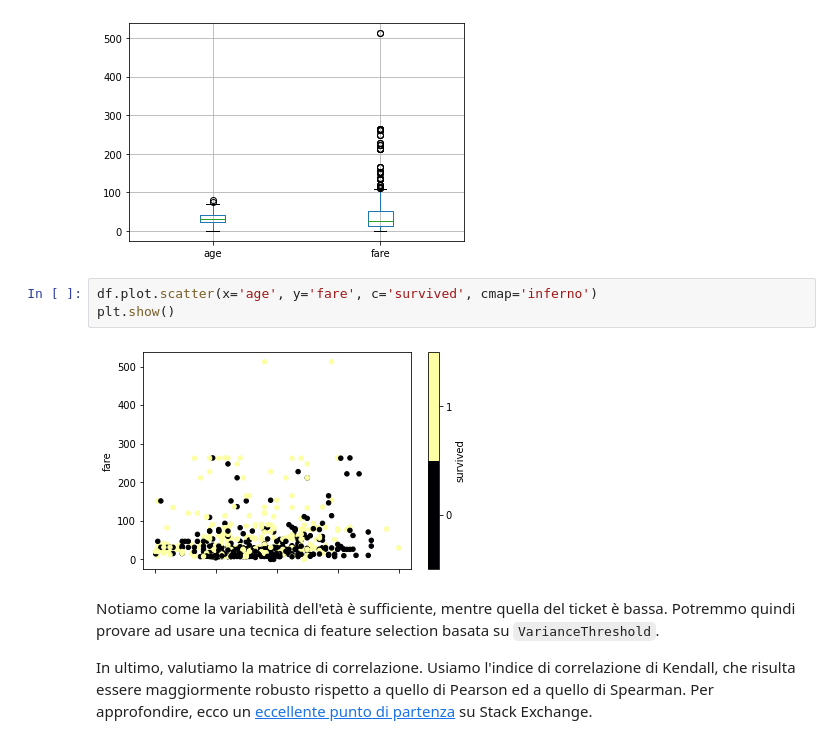
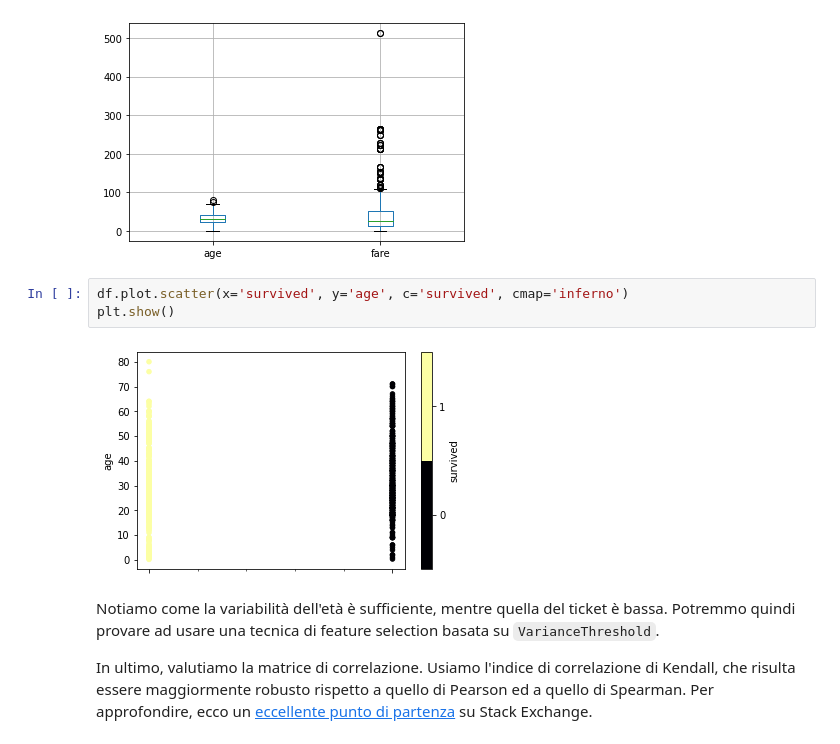
Before and after one commit to anhelus/pcs, a Jupyter notebook: docs/notebooks/base/esercizi/esercizi_18_b.ipynb, the cells around one changed output. Drawn from its saved outputs; the diff is of its cells as text.

```diff
--- a/docs/notebooks/base/esercizi/esercizi_18_b.ipynb
+++ b/docs/notebooks/base/esercizi/esercizi_18_b.ipynb
@@ -157,10 +167,10 @@ plt.show()
 # %% [output]
 [figure]
 # %%
-df.plot.scatter(x='age', y='fare', c='survived', cmap='inferno')
+df.plot.scatter(x='survived', y='age', c='survived', cmap='inferno')
 plt.show()
 # %% [output]
-[figure, old version]
+[figure, new version]
 # %% [markdown]
 Notiamo come la variabilità dell'età è sufficiente, mentre quella del ticket è bassa. Potremmo quindi provare ad usare una tecnica di feature selection basata su `VarianceThreshold`.
 
```
Also changed, not shown: parts of 13 cells of this notebook, 6 other files.
